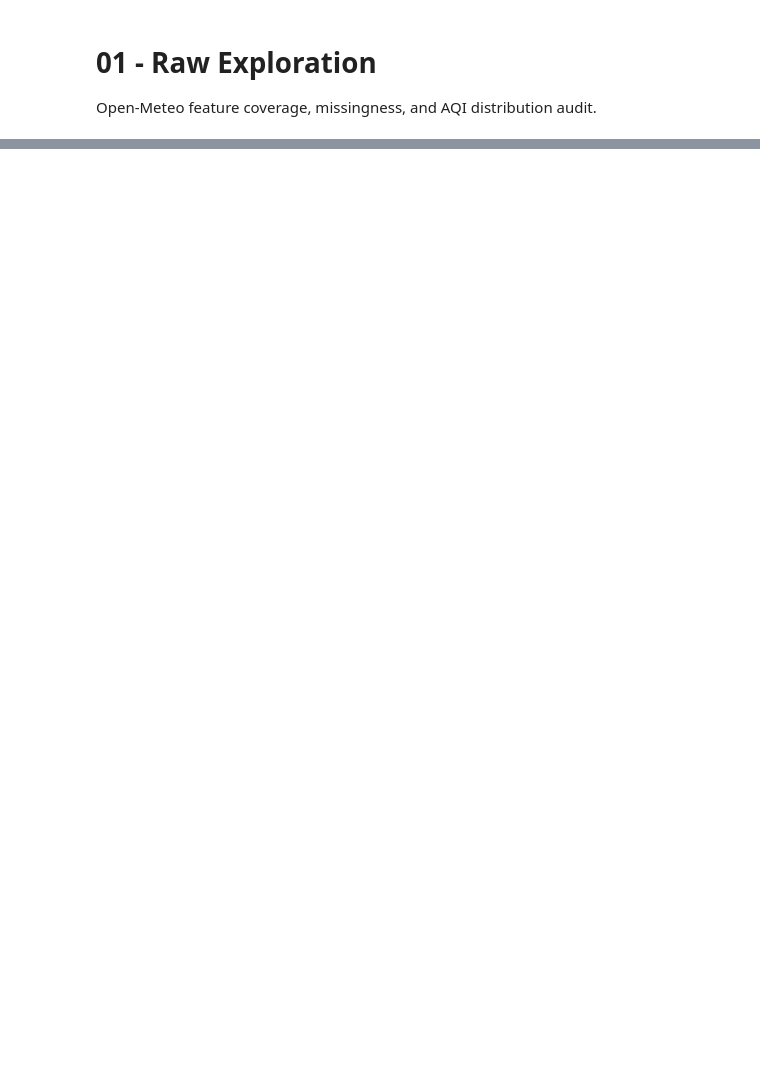
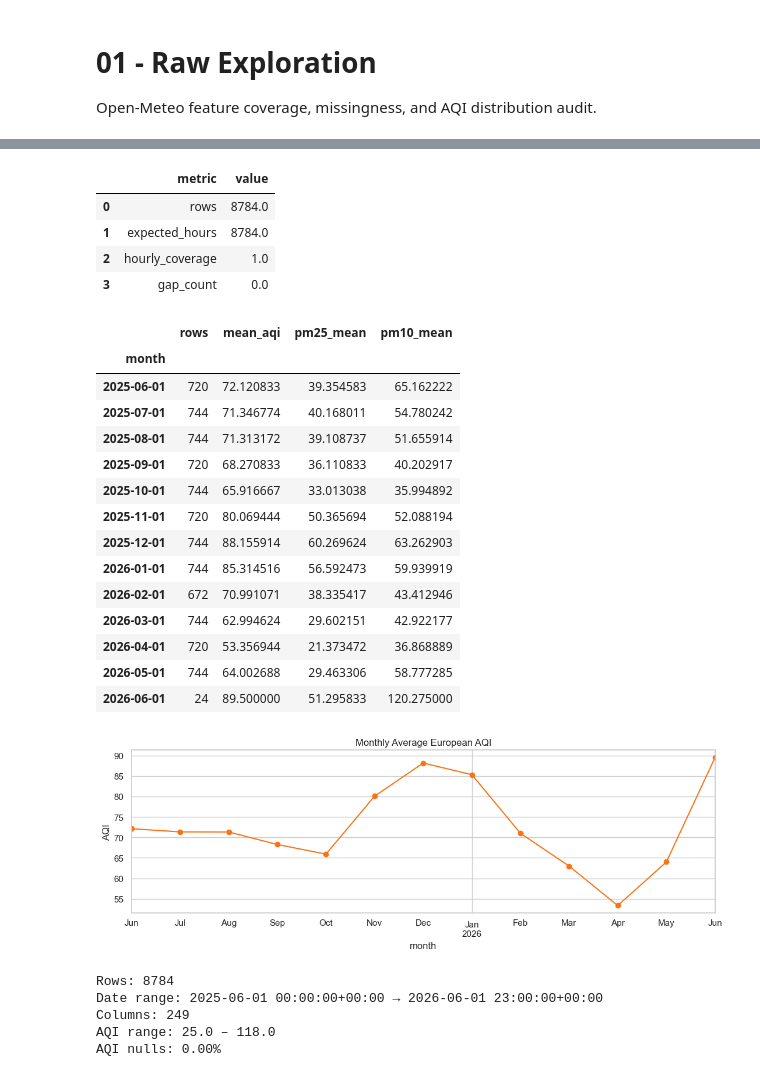
Before and after one commit to mwasifshkeel/pearls-aqi-predictor, a Jupyter notebook: src/eda/01_raw_exploration.ipynb, the cells around one changed output, grey strips where cells are left out. Drawn from its saved outputs; the diff is of its cells as text; code cells hidden in the pictures; blank space fills up the shorter version.

```diff
--- a/src/eda/01_raw_exploration.ipynb
+++ b/src/eda/01_raw_exploration.ipynb
@@ -80,31 +114,66 @@ display(top_missing)
 # %%
-hourly_index = pd.date_range(data["timestamp"].min(), data["timestamp"].max(), freq="H", tz="UTC")
+
+hourly_index = pd.date_range(data["timestamp"].min(), data["timestamp"].max(), freq="h", tz="UTC")
 gap_hours = data["timestamp"].diff().dt.total_seconds().div(3600)
 gaps = gap_hours[gap_hours > 1].dropna()
 
 monthly = (
     data.assign(month=data["timestamp"].dt.to_period("M").dt.to_timestamp())
     .groupby("month")
     .agg(
         rows=("timestamp", "size"),
         mean_aqi=("european_aqi", "mean"),
         pm25_mean=("pm2_5", "mean"),
         pm10_mean=("pm10", "mean"),
     )
 )
 
 fig, ax = plt.subplots(figsize=(11, 4))
 monthly["mean_aqi"].plot(kind="line", marker="o", ax=ax, color="#f97316")
 ax.set_title("Monthly Average European AQI")
 ax.set_ylabel("AQI")
 plt.tight_layout()
 
 display(
     pd.DataFrame(
         {
             "metric": ["rows", "expected_hours", "hourly_coverage", "gap_count"],
             "value": [len(data), len(hourly_index), len(data) / len(hourly_index), len(gaps)],
         }
     )
 )
 display(monthly)
+# %% [output]
+|  | metric | value |
+| 0 | rows | 8784.0 |
+| 1 | expected_hours | 8784.0 |
+| 2 | hourly_coverage | 1.0 |
+| 3 | gap_count | 0.0 |
+|  | rows | mean_aqi | pm25_mean | pm10_mean |
+| month |  |  |  |  |
+| 2025-06-01 | 720 | 72.120833 | 39.354583 | 65.162222 |
+| 2025-07-01 | 744 | 71.346774 | 40.168011 | 54.780242 |
+| 2025-08-01 | 744 | 71.313172 | 39.108737 | 51.655914 |
+| 2025-09-01 | 720 | 68.270833 | 36.110833 | 40.202917 |
+| 2025-10-01 | 744 | 65.916667 | 33.013038 | 35.994892 |
+| 2025-11-01 | 720 | 80.069444 | 50.365694 | 52.088194 |
+| 2025-12-01 | 744 | 88.155914 | 60.269624 | 63.262903 |
+| 2026-01-01 | 744 | 85.314516 | 56.592473 | 59.939919 |
+| 2026-02-01 | 672 | 70.991071 | 38.335417 | 43.412946 |
+| 2026-03-01 | 744 | 62.994624 | 29.602151 | 42.922177 |
+| 2026-04-01 | 720 | 53.356944 | 21.373472 | 36.868889 |
+| 2026-05-01 | 744 | 64.002688 | 29.463306 | 58.777285 |
+| 2026-06-01 | 24 | 89.500000 | 51.295833 | 120.275000 |
+[figure, added]
+# %%
+print(f"Rows: {len(data)}")
+print(f"Date range: {data['timestamp'].min()} → {data['timestamp'].max()}")
+print(f"Columns: {len(data.columns)}")
+print(f"AQI range: {data['european_aqi'].min():.1f} – {data['european_aqi'].max():.1f}")
+print(f"AQI nulls: {data['european_aqi'].isna().mean():.2%}")
+# %% [output]
+Rows: 8784
+Date range: 2025-06-01 00:00:00+00:00 → 2026-06-01 23:00:00+00:00
+Columns: 249
+AQI range: 25.0 – 118.0
+AQI nulls: 0.00%
```
Also changed, not shown: parts of 9 cells of this notebook, 10 other files.
